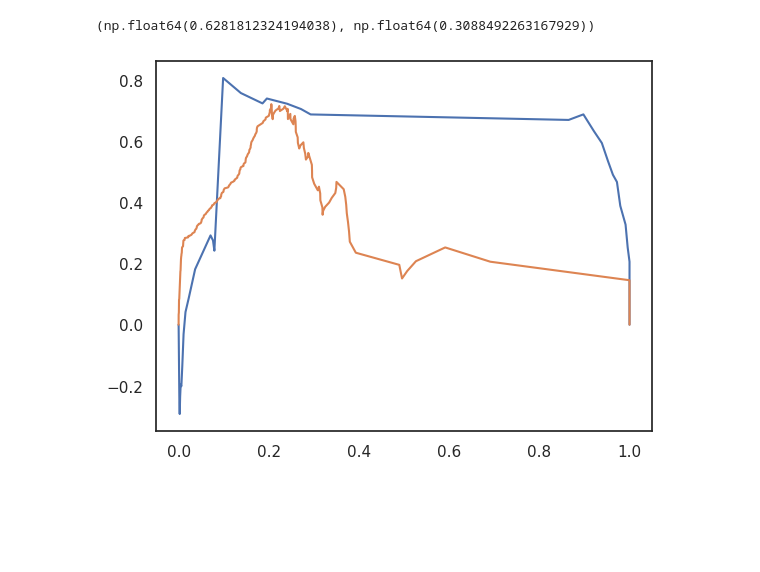
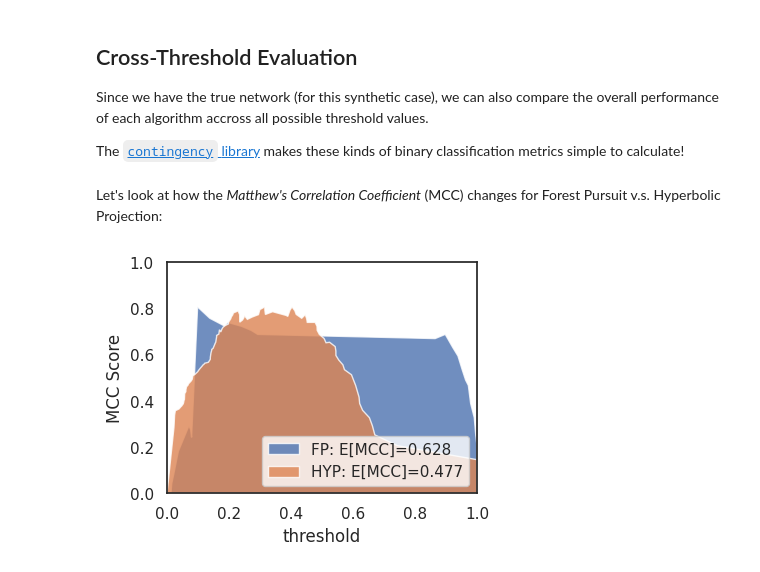
Before and after one commit to usnistgov/affinis, a Jupyter notebook: notebooks/case-studies/example.ipynb, the cells around one changed output. Drawn from its saved outputs; the diff is of its cells as text; code cells hidden in the pictures; blank space fills up the shorter version.

```diff
--- a/notebooks/case-studies/example.ipynb
+++ b/notebooks/case-studies/example.ipynb
@@ -74,17 +97,7 @@ def sim_papers(n_weeks, L, jumps_param=0.1, rng=np.random.default_rng(2)):
 
     yield from (sim_week() for i in range(n_weeks))
 
-# n_obs ~ neg_binom(2, 1/n_nodes)
-# n_jumps ~ geom(2/n_nodes)
-X = np.vstack(list(sim_papers(
-    52,
-    pd.DataFrame(L, columns=author_idx, index=author_idx),
-    0.05,
-    #  rng=rng
-)))
+L_df = pd.DataFrame(L, columns=author_idx, index=author_idx)
+
+X = np.vstack([paper for paper in sim_papers(52,L_df, 0.05)])
 Xdf = pd.DataFrame(X, columns=author_idx)
-
-# Xstack = np.vstack([X, -X])#.mean(axis=0)
-
-hinton(X)
-# plt.axis('off');
@@ -180,17 +139,34 @@ hinton(-A, marker='.')
+# %% [markdown]
+## Cross-Threshold Evaluation
+
+Since we have the true network (for this synthetic case), we can also compare the overall performance of each algorithm accross all possible threshold values.
+
+The [`contingency` library](https://github.com/usnistgov/Contingency) makes these kinds of binary classification metrics simple to calculate!
 # %%
 from contingency import Contingent
 from contingency.plots import PR_contour
 from scipy.spatial.distance import squareform
+
 y_true = squareform(A).astype(bool)
+y_fp = squareform(baselines['Forest Pursuit'])
+y_hyp = squareform(baselines['Hyperbolic Proj.'],checks=False)
 
-
-m_fp = Contingent.from_scalar(y_true, squareform(forest_pursuit_edge(X, pseudocts=psct)))
-m_compare = Contingent.from_scalar(y_true, squareform(baselines['doubly-stochastic']))
+m_fp = Contingent.from_scalar(y_true, y_fp)
+m_hyp = Contingent.from_scalar(y_true, y_hyp)
+# %% [markdown]
+Let's look at how the _Matthew's Correlation Coefficient_ (MCC) changes for Forest Pursuit v.s. Hyperbolic Projection:
 # %%
-plt.plot(m_fp.weights, m_fp.mcc)
-plt.plot(m_compare.weights, m_compare.mcc)
-
-m_fp.expected('mcc'), m_compare.expected('mcc')
+ax=plt.subplot()
+ax.fill(
+    m_fp.weights, m_fp.mcc,
+    alpha=0.8,label=f'FP: E[MCC]={m_fp.expected('mcc'):.3f}'
+)
+ax.fill(
+    m_hyp.weights, m_hyp.mcc,
+    alpha=0.8,label=f'HYP: E[MCC]={m_hyp.expected('mcc'):.3f}'
+)
+ax.set(xlim=(0,1),ylim=(0,1),xlabel='threshold',ylabel='MCC Score')
+plt.legend()
+plt.savefig(imgpath/'collab-mcc.webp')
 # %% [output]
-(np.float64(0.6281812324194038), np.float64(0.3088492263167929))
-[figure, old version]
+[figure, new version]
```
Also changed, not shown: parts of 25 cells of this notebook, 10 other files.
